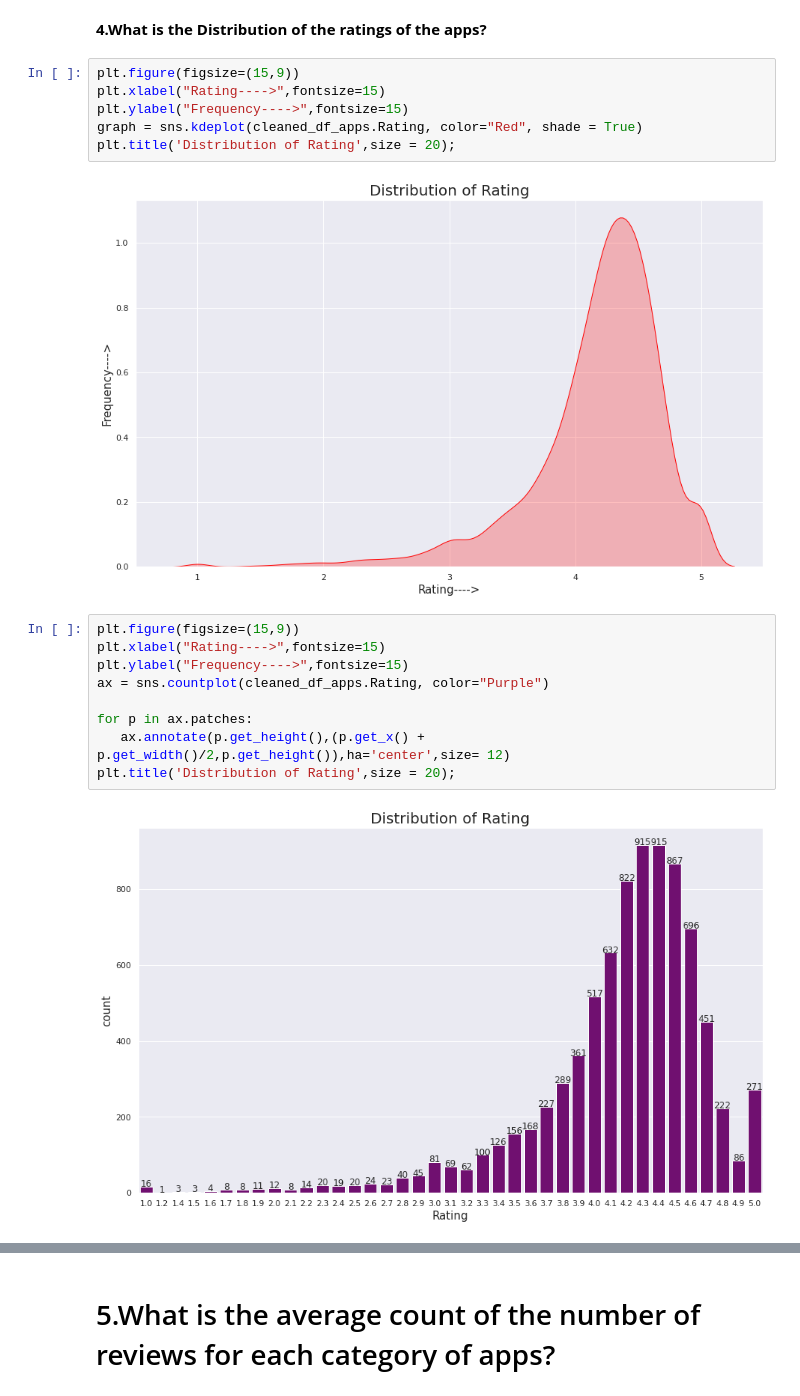
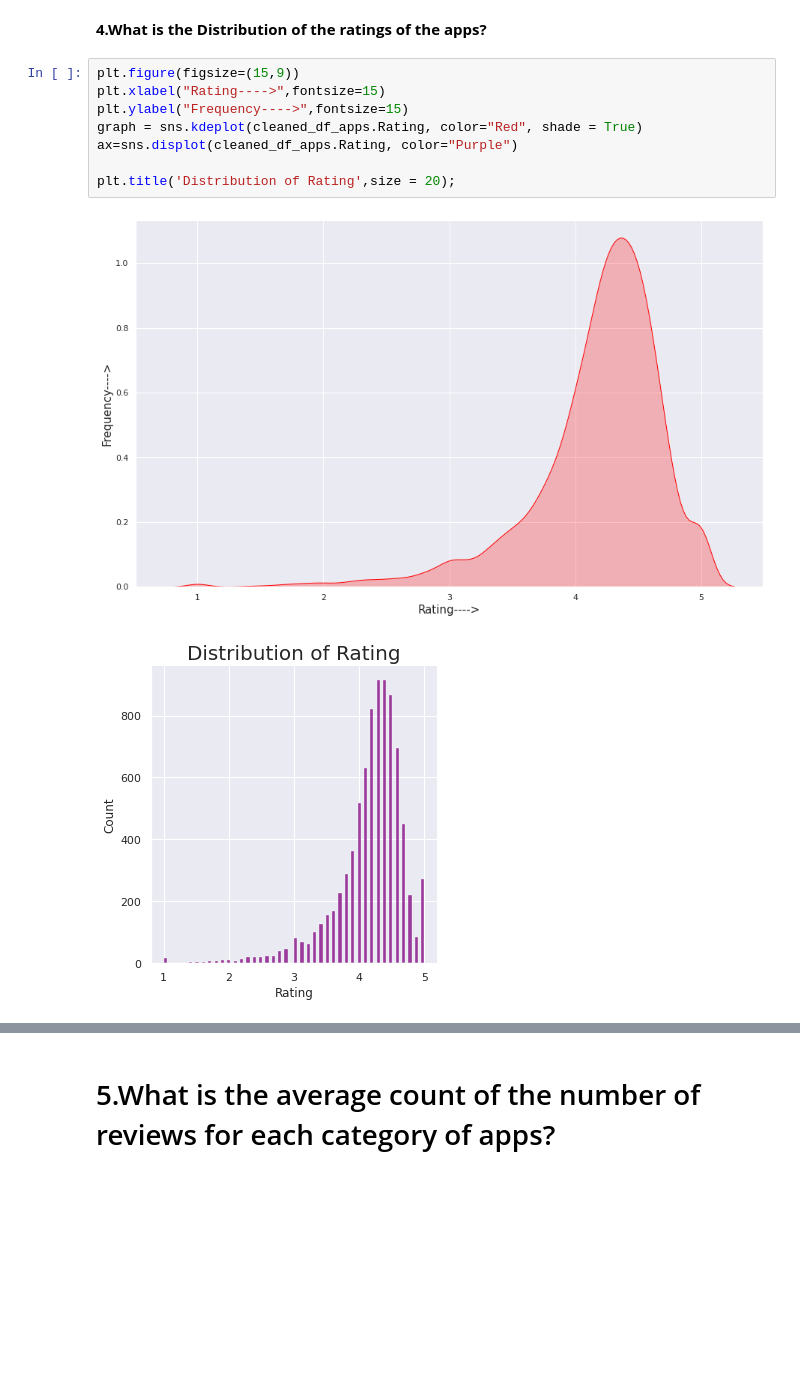
Before and after one commit to Shubhangani-Tiwari/Play-Store--Apps-Reviews-Project, a Jupyter notebook: Copy_of_MY_PROJECT_Capstone_Project.ipynb, the cells around one changed output, grey strips where cells are left out. Drawn from its saved outputs; the diff is of its cells as text; blank space fills up the shorter version.

```diff
--- a/Copy_of_MY_PROJECT_Capstone_Project.ipynb
+++ b/Copy_of_MY_PROJECT_Capstone_Project.ipynb
@@ -1482,22 +1481,14 @@ Tools genre have the highest count followed by Entertainment.
 # %%
 plt.figure(figsize=(15,9))
 plt.xlabel("Rating---->",fontsize=15)
 plt.ylabel("Frequency---->",fontsize=15)
 graph = sns.kdeplot(cleaned_df_apps.Rating, color="Red", shade = True)
+ax=sns.displot(cleaned_df_apps.Rating, color="Purple")
+
 plt.title('Distribution of Rating',size = 20);
 # %% [output]
-[figure, old version]
+[figure, new version]
+[figure, added]
-# %%
-plt.figure(figsize=(15,9))
-plt.xlabel("Rating---->",fontsize=15)
-plt.ylabel("Frequency---->",fontsize=15)
-ax = sns.countplot(cleaned_df_apps.Rating, color="Purple")
-
-for p in ax.patches:
-   ax.annotate(p.get_height(),(p.get_x() + p.get_width()/2,p.get_height()),ha='center',size= 12)
-plt.title('Distribution of Rating',size = 20);
-# %% [output]
-[figure, removed]
 # %% [markdown]
 **Findings:**
 
```
Also changed, not shown: parts of 13 cells of this notebook.
